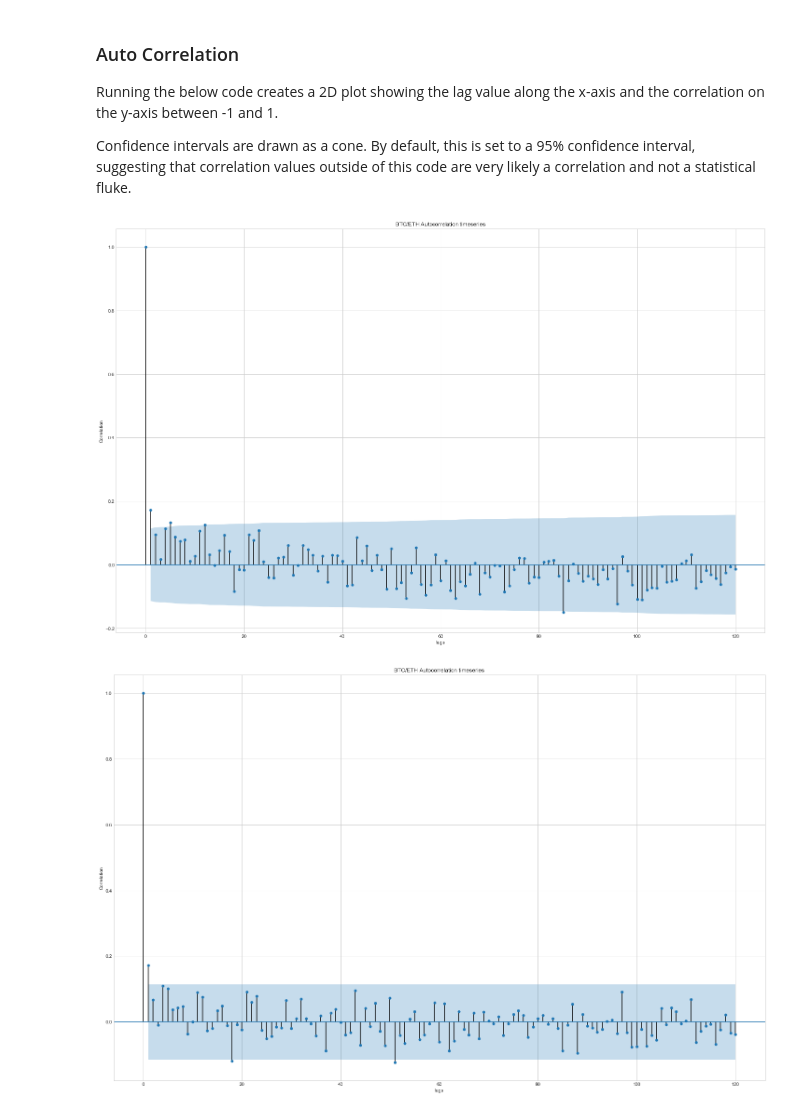
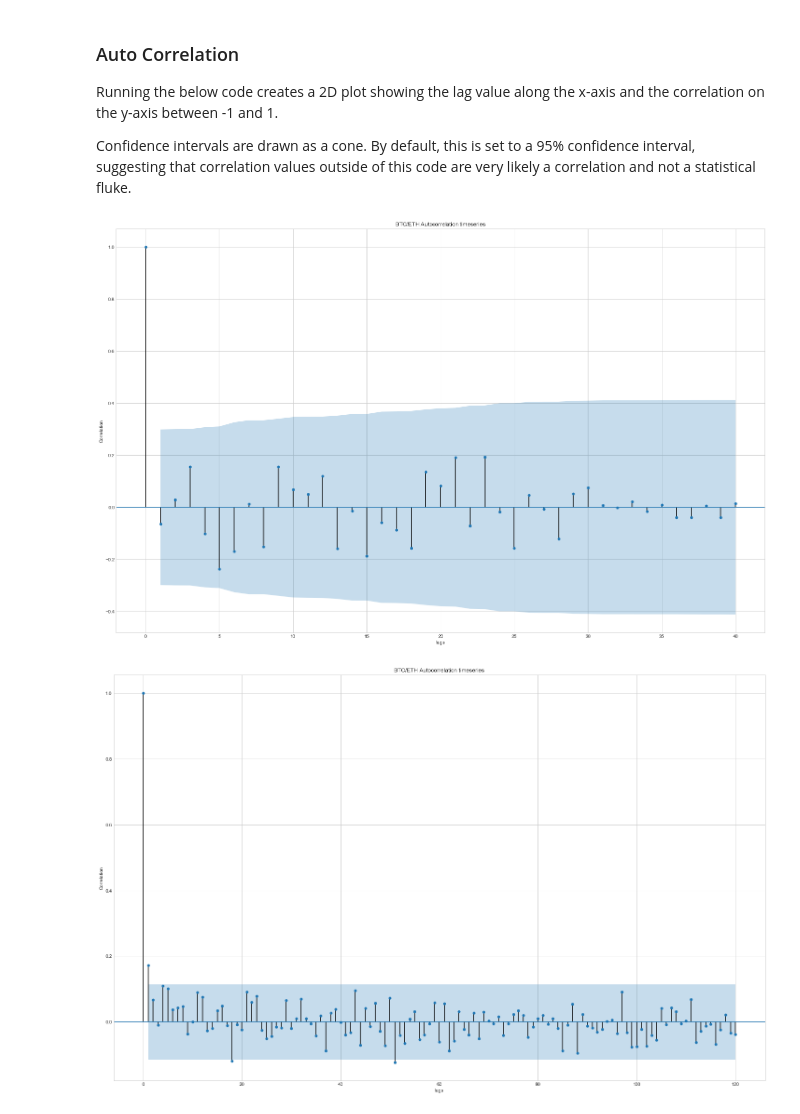
Before and after one commit to mbaddar/Ethereum_Blockchain_Parser_Parallel, a Jupyter notebook: Analysis Notebook/Analysis_of_Cryptocurrency_Investments.ipynb, the cells around one changed output. Drawn from its saved outputs; the diff is of its cells as text; code cells hidden in the pictures.

```diff
--- a/Analysis Notebook/Analysis_of_Cryptocurrency_Investments.ipynb
+++ b/Analysis Notebook/Analysis_of_Cryptocurrency_Investments.ipynb
@@ -638,18 +639,19 @@ Confidence intervals are drawn as a cone. By default, this is set to a 95% confi
 # %%
 from statsmodels.graphics.tsaplots import plot_acf
 
 timedelta = dt.timedelta(days=1)
 corr_df_daily = calculate_corr(close, date, timedelta, 'Daily')
 
-figure = plot_acf(corr_df_daily['Daily'], lags=120)
+figure = plot_acf(corr_df['Weekly'], lags=40)
+#figure = plot_acf(corr_df_daily['Daily'], lags=120)
 figure.set_size_inches(25, 16)
 plt.xlabel('lags')
 plt.ylabel('Correlation')
 plt.title('BTC/ETH Autocorrelation timeseries')
 
 plt.show()
 # %% [output]
-[figure, old version]
+[figure, new version]
 # %%
 #Partial ACF
 from statsmodels.graphics.tsaplots import plot_pacf
```
Also changed, not shown: parts of 4 cells of this notebook, 2 other files.
